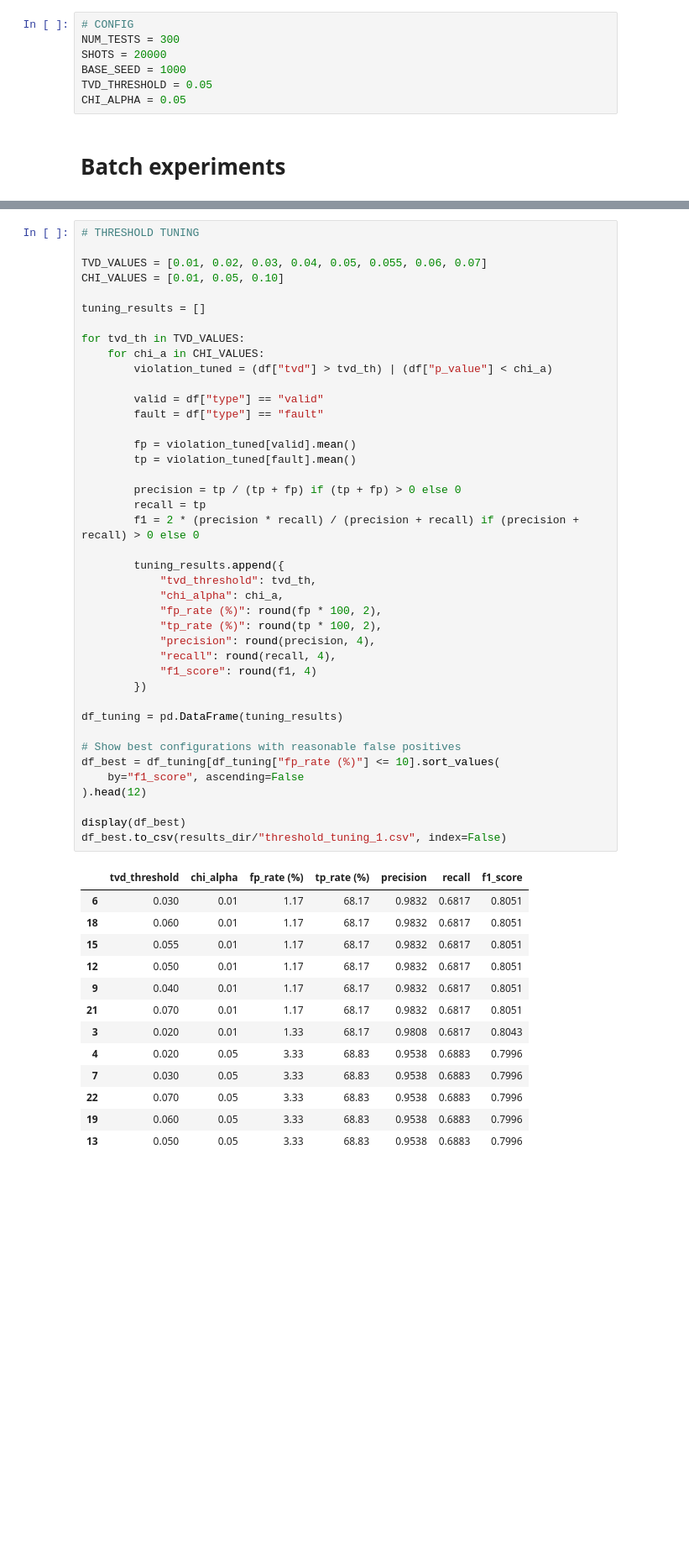
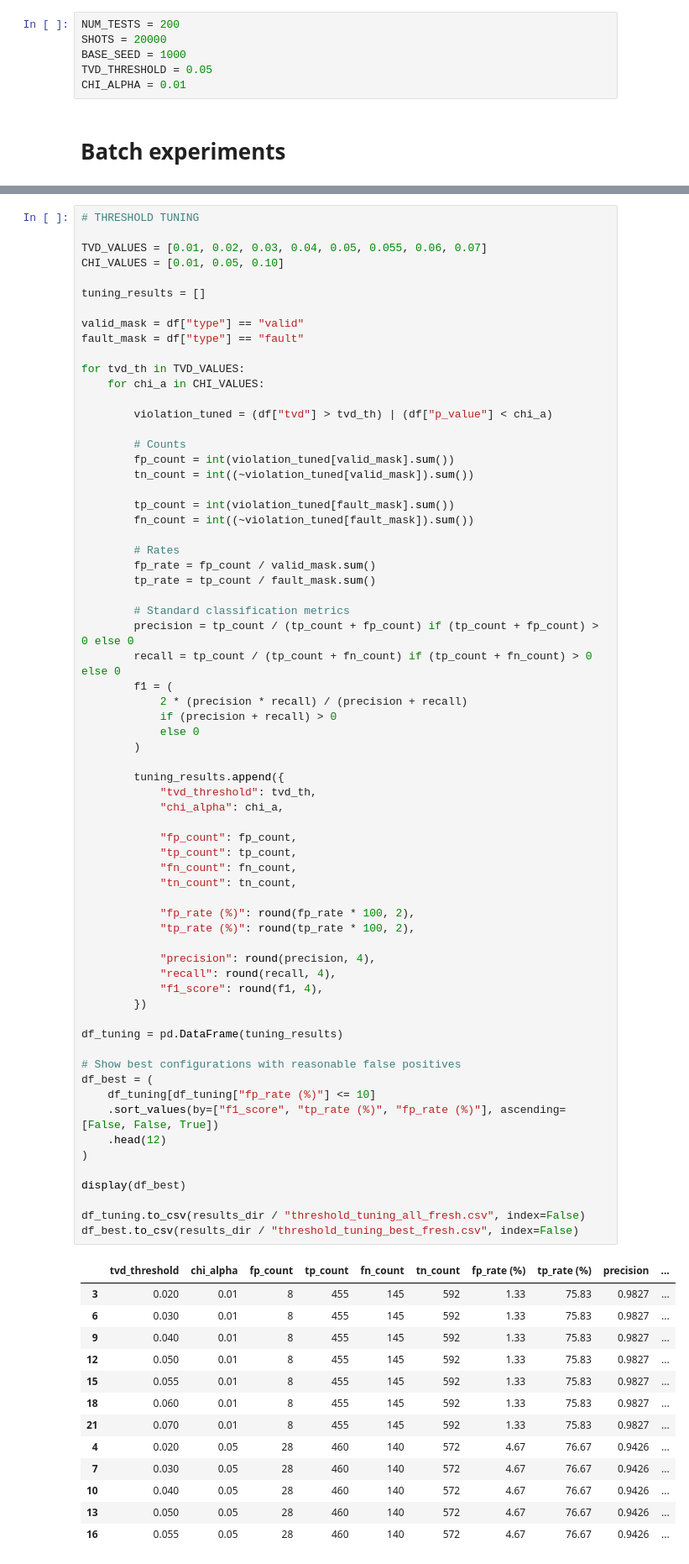
Before and after one commit to LiraCurri/metamorphic_quantum_testing, a Jupyter notebook: notebooks/02_random_circuit_batches.ipynb, the cells around one changed output, grey strips where cells are left out. Shown at 84% size. Drawn from its saved outputs; the diff is of its cells as text; blank space fills up the shorter version.

Commit message:
Update final experiments, notebooks, and results

```diff
--- a/notebooks/02_random_circuit_batches.ipynb
+++ b/notebooks/02_random_circuit_batches.ipynb
@@ -24,9 +49,8 @@ sns.set_context("notebook", font_scale=1.2)
 # %%
-# CONFIG
-NUM_TESTS = 300
+NUM_TESTS = 200
 SHOTS = 20000
 BASE_SEED = 1000
 TVD_THRESHOLD = 0.05
-CHI_ALPHA = 0.05
+CHI_ALPHA = 0.01
 # %% [markdown]
 # Batch experiments
@@ -211,55 +247,80 @@ plt.show()
 # %%
 # THRESHOLD TUNING
 
 TVD_VALUES = [0.01, 0.02, 0.03, 0.04, 0.05, 0.055, 0.06, 0.07]
 CHI_VALUES = [0.01, 0.05, 0.10]
 
 tuning_results = []
 
+valid_mask = df["type"] == "valid"
+fault_mask = df["type"] == "fault"
+
 for tvd_th in TVD_VALUES:
     for chi_a in CHI_VALUES:
+
         violation_tuned = (df["tvd"] > tvd_th) | (df["p_value"] < chi_a)
 
-        valid = df["type"] == "valid"
-        fault = df["type"] == "fault"
+        # Counts
+        fp_count = int(violation_tuned[valid_mask].sum())
+        tn_count = int((~violation_tuned[valid_mask]).sum())
 
-        fp = violation_tuned[valid].mean()
-        tp = violation_tuned[fault].mean()
+        tp_count = int(violation_tuned[fault_mask].sum())
+        fn_count = int((~violation_tuned[fault_mask]).sum())
 
-        precision = tp / (tp + fp) if (tp + fp) > 0 else 0
-        recall = tp
-        f1 = 2 * (precision * recall) / (precision + recall) if (precision + recall) > 0 else 0
+        # Rates
+        fp_rate = fp_count / valid_mask.sum()
+        tp_rate = tp_count / fault_mask.sum()
+
+        # Standard classification metrics
+        precision = tp_count / (tp_count + fp_count) if (tp_count + fp_count) > 0 else 0
+        recall = tp_count / (tp_count + fn_count) if (tp_count + fn_count) > 0 else 0
+        f1 = (
+            2 * (precision * recall) / (precision + recall)
+            if (precision + recall) > 0
+            else 0
+        )
 
         tuning_results.append({
             "tvd_threshold": tvd_th,
             "chi_alpha": chi_a,
-            "fp_rate (%)": round(fp * 100, 2),
-            "tp_rate (%)": round(tp * 100, 2),
+
+            "fp_count": fp_count,
+            "tp_count": tp_count,
+            "fn_count": fn_count,
+            "tn_count": tn_count,
+
+            "fp_rate (%)": round(fp_rate * 100, 2),
+            "tp_rate (%)": round(tp_rate * 100, 2),
+
             "precision": round(precision, 4),
             "recall": round(recall, 4),
-            "f1_score": round(f1, 4)
+            "f1_score": round(f1, 4),
         })
 
 df_tuning = pd.DataFrame(tuning_results)
 
 # Show best configurations with reasonable false positives
-df_best = df_tuning[df_tuning["fp_rate (%)"] <= 10].sort_values(
-    by="f1_score", ascending=False
-).head(12)
+df_best = (
+    df_tuning[df_tuning["fp_rate (%)"] <= 10]
+    .sort_values(by=["f1_score", "tp_rate (%)", "fp_rate (%)"], ascending=[False, False, True])
+    .head(12)
+)
 
 display(df_best)
-df_best.to_csv(results_dir/"threshold_tuning_1.csv", index=False)
+
+df_tuning.to_csv(results_dir / "threshold_tuning_all_fresh.csv", index=False)
+df_best.to_csv(results_dir / "threshold_tuning_best_fresh.csv", index=False)
 # %% [output]
-|  | tvd_threshold | chi_alpha | fp_rate (%) | tp_rate (%) | precision | recall | f1_score |
-| 6 | 0.030 | 0.01 | 1.17 | 68.17 | 0.9832 | 0.6817 | 0.8051 |
-| 18 | 0.060 | 0.01 | 1.17 | 68.17 | 0.9832 | 0.6817 | 0.8051 |
-| 15 | 0.055 | 0.01 | 1.17 | 68.17 | 0.9832 | 0.6817 | 0.8051 |
-| 12 | 0.050 | 0.01 | 1.17 | 68.17 | 0.9832 | 0.6817 | 0.8051 |
-| 9 | 0.040 | 0.01 | 1.17 | 68.17 | 0.9832 | 0.6817 | 0.8051 |
-| 21 | 0.070 | 0.01 | 1.17 | 68.17 | 0.9832 | 0.6817 | 0.8051 |
-| 3 | 0.020 | 0.01 | 1.33 | 68.17 | 0.9808 | 0.6817 | 0.8043 |
-| 4 | 0.020 | 0.05 | 3.33 | 68.83 | 0.9538 | 0.6883 | 0.7996 |
-| 7 | 0.030 | 0.05 | 3.33 | 68.83 | 0.9538 | 0.6883 | 0.7996 |
-| 22 | 0.070 | 0.05 | 3.33 | 68.83 | 0.9538 | 0.6883 | 0.7996 |
-| 19 | 0.060 | 0.05 | 3.33 | 68.83 | 0.9538 | 0.6883 | 0.7996 |
-| 13 | 0.050 | 0.05 | 3.33 | 68.83 | 0.9538 | 0.6883 | 0.7996 |
+|  | tvd_threshold | chi_alpha | fp_count | tp_count | fn_count | tn_count | fp_rate (%) | tp_rate (%) | precision | ... |
+| 3 | 0.020 | 0.01 | 8 | 455 | 145 | 592 | 1.33 | 75.83 | 0.9827 | ... |
+| 6 | 0.030 | 0.01 | 8 | 455 | 145 | 592 | 1.33 | 75.83 | 0.9827 | ... |
+| 9 | 0.040 | 0.01 | 8 | 455 | 145 | 592 | 1.33 | 75.83 | 0.9827 | ... |
+| 12 | 0.050 | 0.01 | 8 | 455 | 145 | 592 | 1.33 | 75.83 | 0.9827 | ... |
+| 15 | 0.055 | 0.01 | 8 | 455 | 145 | 592 | 1.33 | 75.83 | 0.9827 | ... |
+| 18 | 0.060 | 0.01 | 8 | 455 | 145 | 592 | 1.33 | 75.83 | 0.9827 | ... |
+| 21 | 0.070 | 0.01 | 8 | 455 | 145 | 592 | 1.33 | 75.83 | 0.9827 | ... |
+| 4 | 0.020 | 0.05 | 28 | 460 | 140 | 572 | 4.67 | 76.67 | 0.9426 | ... |
+| 7 | 0.030 | 0.05 | 28 | 460 | 140 | 572 | 4.67 | 76.67 | 0.9426 | ... |
+| 10 | 0.040 | 0.05 | 28 | 460 | 140 | 572 | 4.67 | 76.67 | 0.9426 | ... |
+| 13 | 0.050 | 0.05 | 28 | 460 | 140 | 572 | 4.67 | 76.67 | 0.9426 | ... |
+| 16 | 0.055 | 0.05 | 28 | 460 | 140 | 572 | 4.67 | 76.67 | 0.9426 | ... |
```
Also changed, not shown: parts of 12 cells of this notebook, 47 other files.
